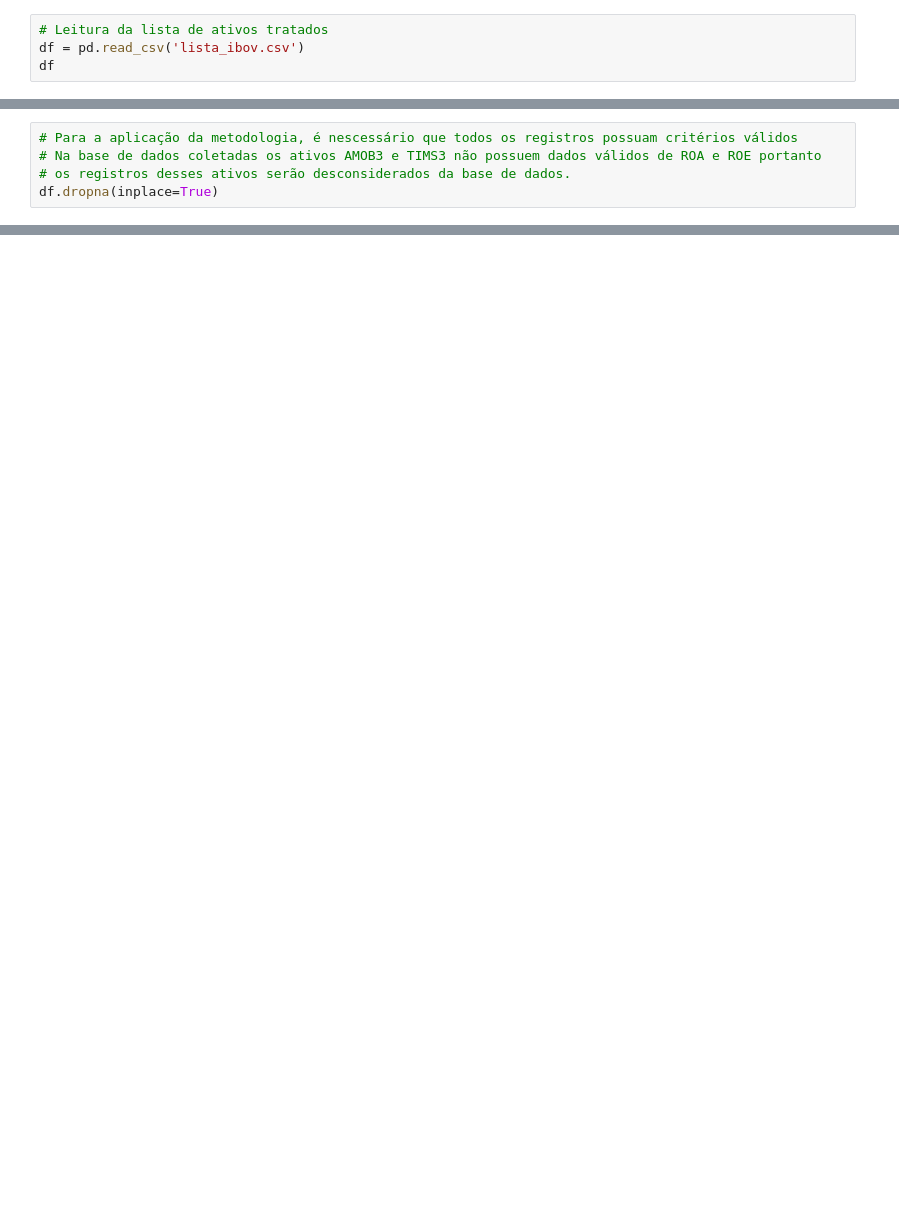
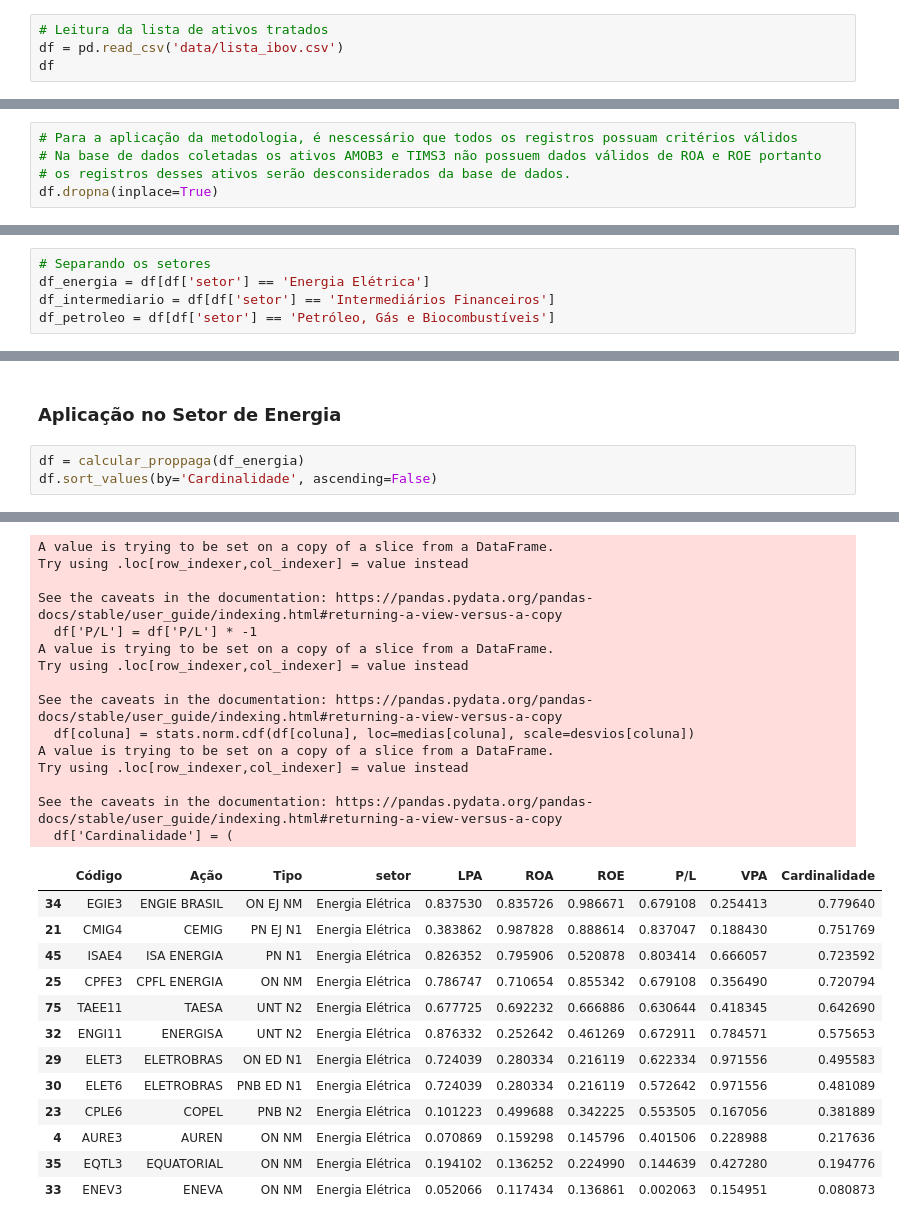
Before and after one commit to ManoelAugustoOliveira/proppaga, a Jupyter notebook: proppaga.ipynb, the cells around one changed output, grey strips where cells are left out. Drawn from its saved outputs; the diff is of its cells as text; blank space fills up the shorter version.

```diff
--- a/proppaga.ipynb
+++ b/proppaga.ipynb
@@ -56,6 +64,6 @@ data_ibov_clean.to_csv("lista_ibov.csv", index=False)
 # %%
 # Leitura da lista de ativos tratados
-df = pd.read_csv('lista_ibov.csv')
+df = pd.read_csv('data/lista_ibov.csv')
 df
 # %% [output]
 |  | Código | Ação | Tipo |
@@ -211,0 +257,5 @@ df.describe()
+# %%
+# Separando os setores
+df_energia = df[df['setor'] == 'Energia Elétrica']
+df_intermediario = df[df['setor'] == 'Intermediários Financeiros']
+df_petroleo = df[df['setor'] == 'Petróleo, Gás e Biocombustíveis']
@@ -211,0 +371,6 @@ df.describe()
+# %% [markdown]
+### Aplicação no Setor de Energia
+# %%
+df = calcular_proppaga(df_energia)
+df.sort_values(by='Cardinalidade', ascending=False)
+# %% [output]
@@ -211,0 +394,28 @@ df.describe()
+A value is trying to be set on a copy of a slice from a DataFrame.
+Try using .loc[row_indexer,col_indexer] = value instead
+
+See the caveats in the documentation: https://pandas.pydata.org/pandas-docs/stable/user_guide/indexing.html#returning-a-view-versus-a-copy
+  df['P/L'] = df['P/L'] * -1
+A value is trying to be set on a copy of a slice from a DataFrame.
+Try using .loc[row_indexer,col_indexer] = value instead
+
+See the caveats in the documentation: https://pandas.pydata.org/pandas-docs/stable/user_guide/indexing.html#returning-a-view-versus-a-copy
+  df[coluna] = stats.norm.cdf(df[coluna], loc=medias[coluna], scale=desvios[coluna])
+A value is trying to be set on a copy of a slice from a DataFrame.
+Try using .loc[row_indexer,col_indexer] = value instead
+
+See the caveats in the documentation: https://pandas.pydata.org/pandas-docs/stable/user_guide/indexing.html#returning-a-view-versus-a-copy
+  df['Cardinalidade'] = (
+|  | Código | Ação | Tipo | setor | LPA | ROA | ROE | P/L | VPA | Cardinalidade |
+| 34 | EGIE3 | ENGIE BRASIL | ON EJ NM | Energia Elétrica | 0.837530 | 0.835726 | 0.986671 | 0.679108 | 0.254413 | 0.779640 |
+| 21 | CMIG4 | CEMIG | PN EJ N1 | Energia Elétrica | 0.383862 | 0.987828 | 0.888614 | 0.837047 | 0.188430 | 0.751769 |
+| 45 | ISAE4 | ISA ENERGIA | PN N1 | Energia Elétrica | 0.826352 | 0.795906 | 0.520878 | 0.803414 | 0.666057 | 0.723592 |
+| 25 | CPFE3 | CPFL ENERGIA | ON NM | Energia Elétrica | 0.786747 | 0.710654 | 0.855342 | 0.679108 | 0.356490 | 0.720794 |
+| 75 | TAEE11 | TAESA | UNT N2 | Energia Elétrica | 0.677725 | 0.692232 | 0.666886 | 0.630644 | 0.418345 | 0.642690 |
+| 32 | ENGI11 | ENERGISA | UNT N2 | Energia Elétrica | 0.876332 | 0.252642 | 0.461269 | 0.672911 | 0.784571 | 0.575653 |
+| 29 | ELET3 | ELETROBRAS | ON ED N1 | Energia Elétrica | 0.724039 | 0.280334 | 0.216119 | 0.622334 | 0.971556 | 0.495583 |
+| 30 | ELET6 | ELETROBRAS | PNB ED N1 | Energia Elétrica | 0.724039 | 0.280334 | 0.216119 | 0.572642 | 0.971556 | 0.481089 |
+| 23 | CPLE6 | COPEL | PNB N2 | Energia Elétrica | 0.101223 | 0.499688 | 0.342225 | 0.553505 | 0.167056 | 0.381889 |
+| 4 | AURE3 | AUREN | ON NM | Energia Elétrica | 0.070869 | 0.159298 | 0.145796 | 0.401506 | 0.228988 | 0.217636 |
+| 35 | EQTL3 | EQUATORIAL | ON NM | Energia Elétrica | 0.194102 | 0.136252 | 0.224990 | 0.144639 | 0.427280 | 0.194776 |
+| 33 | ENEV3 | ENEVA | ON NM | Energia Elétrica | 0.052066 | 0.117434 | 0.136861 | 0.002063 | 0.154951 | 0.080873 |
```
Also changed, not shown: parts of 24 cells of this notebook, 3 other files.
